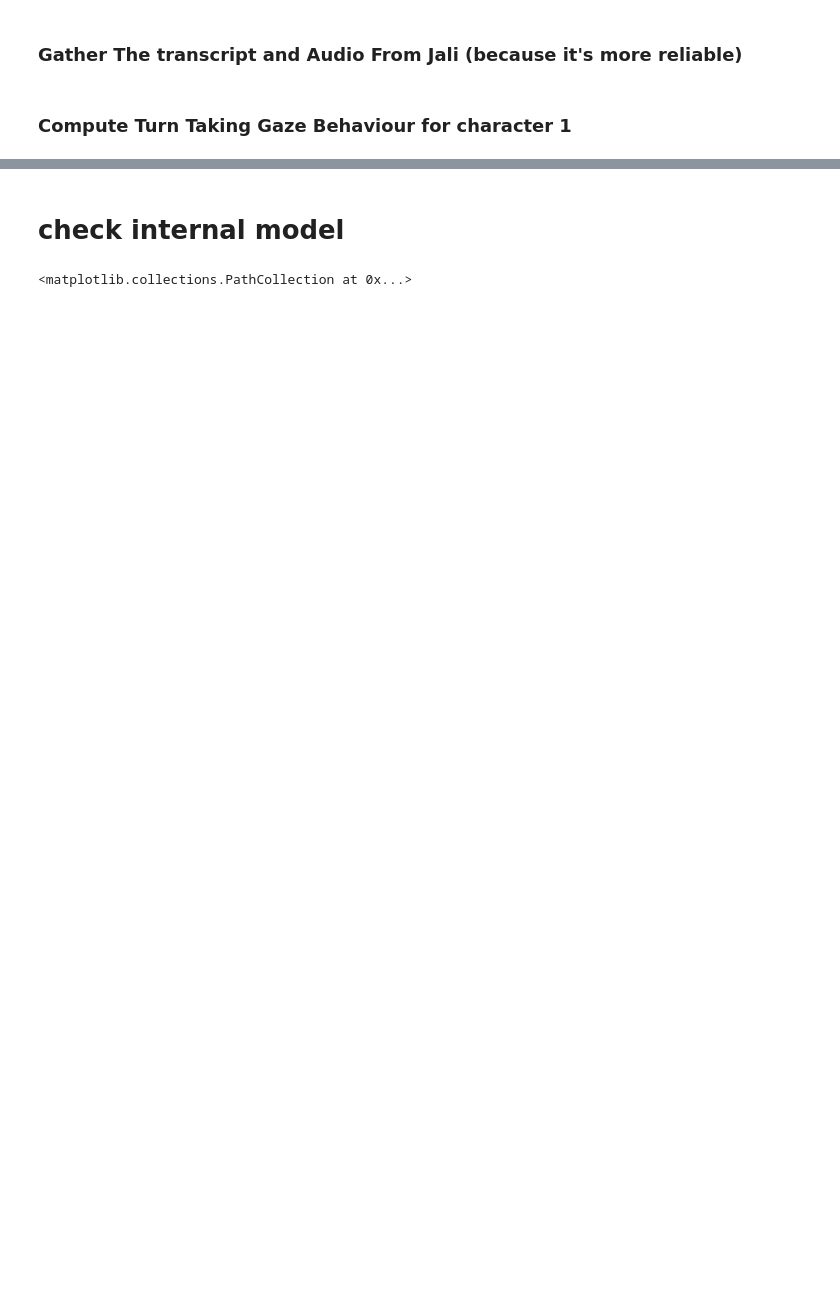
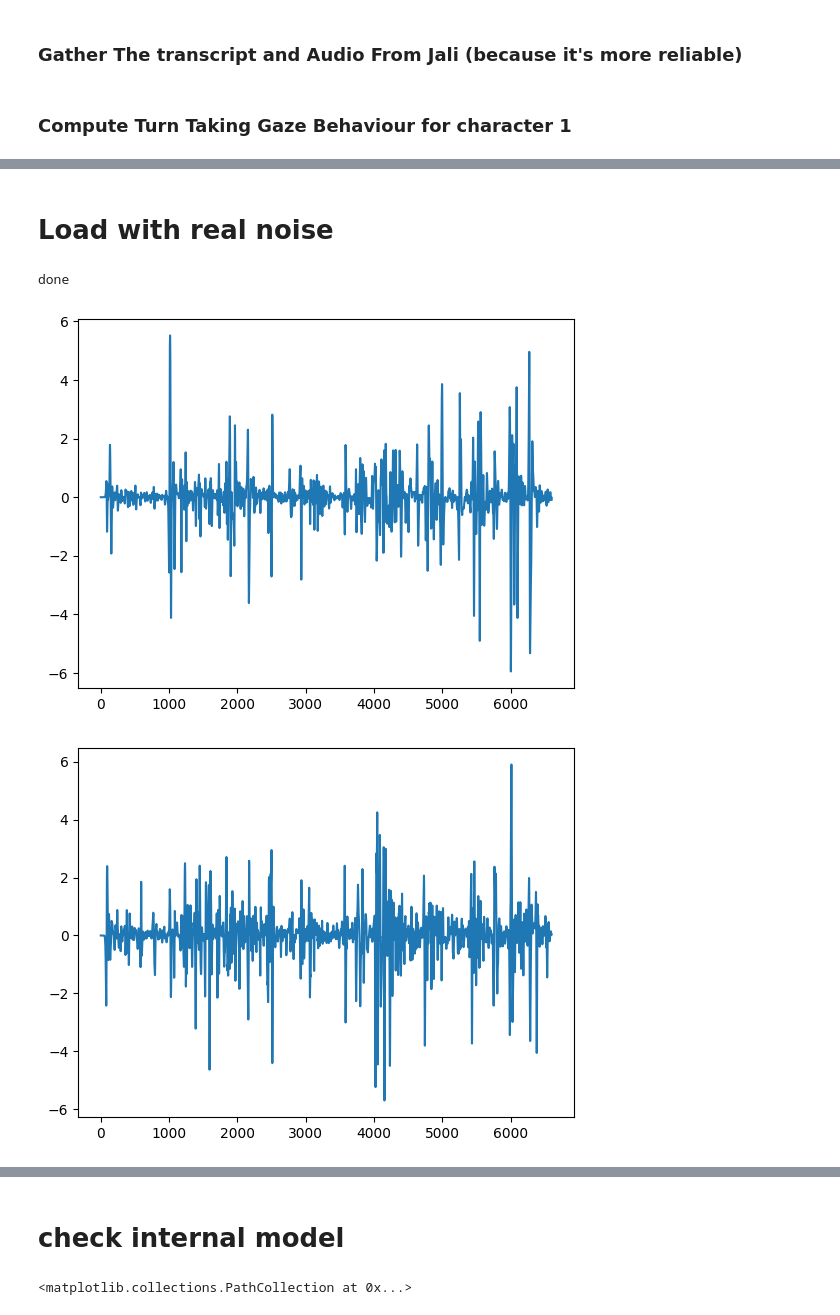
Before and after one commit to EvanSamaa/Gaze_project, a Jupyter notebook: gazeFramework_jali_preprocessing.ipynb, the cells around one changed output, grey strips where cells are left out. Saved outputs shown, nothing was run; the diff lists cells and outputs as text; code cells hidden in the pictures; blank space fills up the shorter version.

```diff
--- a/gazeFramework_jali_preprocessing.ipynb
+++ b/gazeFramework_jali_preprocessing.ipynb
@@ -534,0 +513,2 @@ done
+# %% [markdown]
+# Load with real noise
@@ -534,0 +532,52 @@ done
+# %%
+all_head_data = pkl.load(open(head_direction_json_path, "rb"))
+head_angle_data = all_head_data["HEAD"]
+head_rotmat_per_frame = head_angle_data["ROTMAT"]
+head_euler_per_frame = head_angle_data["EULER"]
+head_angle_per_frame = []
+neutral_position = np.array([0, 0, 100])
+for i in range(0, head_rotmat_per_frame.shape[0]):
+    pos = head_rotmat_per_frame[i] @ neutral_position
+    head_angle_per_frame.append(rotation_angles_frome_positions(pos[:]))
+neutral_position2 = np.array([0, 100, 0])
+head_angle_z_per_frame = []
+for i in range(0, head_rotmat_per_frame.shape[0]):
+    pos = head_rotmat_per_frame[i] @ neutral_position2
+    pos = np.array([pos[1], pos[2], pos[0]])
+
+    head_angle_z_per_frame.append(rotation_angles_frome_positions(pos)[1])
+# get all three direction
+head_angle_per_frame = np.array(head_angle_per_frame)
+head_angle_z_per_frame = np.array(head_angle_z_per_frame)
+head_angle_z_per_frame = np.expand_dims(head_angle_z_per_frame, axis=1)
+head_angle_per_frame = np.concatenate([head_angle_per_frame, head_angle_z_per_frame], axis=1)
+
+# export the head_angles
+ts = np.arange(0, head_angle_per_frame.shape[0]) / fps
+ts = ts.tolist()
+raw_out_head = []
+delta_out_head = []
+for i in range(3):
+    delta = head_angle_per_frame[:, i] - ndimage.gaussian_filter1d(head_angle_per_frame[:, i] , sigma=10)
+    delta = ndimage.gaussian_filter1d(delta, sigma=5).tolist()
+    head_dir_i = ndimage.gaussian_filter1d(head_angle_per_frame[:, i], sigma=5).tolist()
+    raw_out_head = raw_out_head + [ts, head_dir_i]
+    delta_out_head = delta_out_head + [ts, delta]
+    print()
+
+out_location = "C:/Users/evansamaa/Documents/GitHub/Gaze_project/data/look_at_points/prototype2p2.pkl"
+# out_location = "/Users/evanpan/Documents/GitHub/Gaze_project/data/look_at_points/prototype2p2.pkl"
+out = [ek, hk, micro_saccade, delta_out_head, []]
+pickle.dump(out, open(out_location, 'wb'), protocol=2)
+print("done")
+# %% [output]
+done
+# %%
+for i in range(3):
+    delta = head_angle_per_frame[:, i] - ndimage.gaussian_filter1d(head_angle_per_frame[:, i] , sigma=10)
+    delta = ndimage.gaussian_filter1d(delta , sigma=3)
+    plt.plot(delta)
+    plt.show()
+# %% [output]
+[figure, added]
+[figure, added]
```
Also changed, not shown: parts of 18 cells of this notebook, 9 other files.
